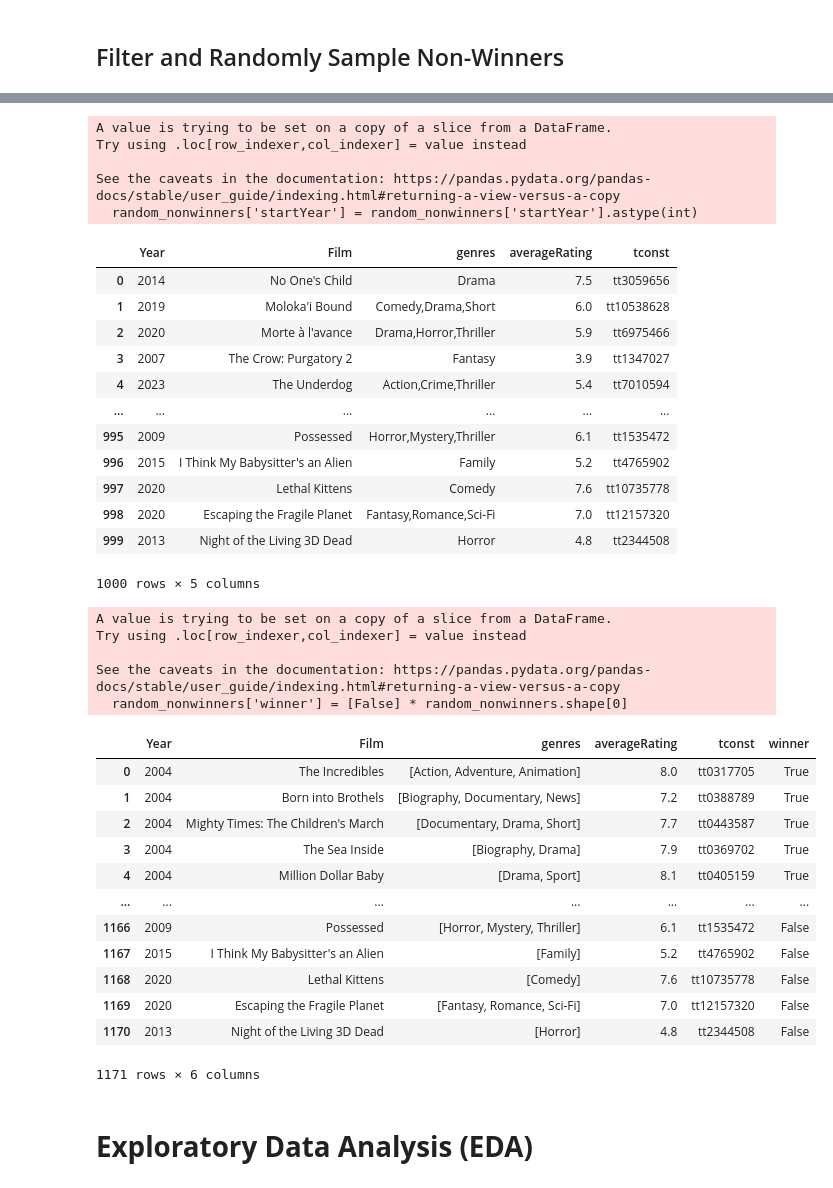
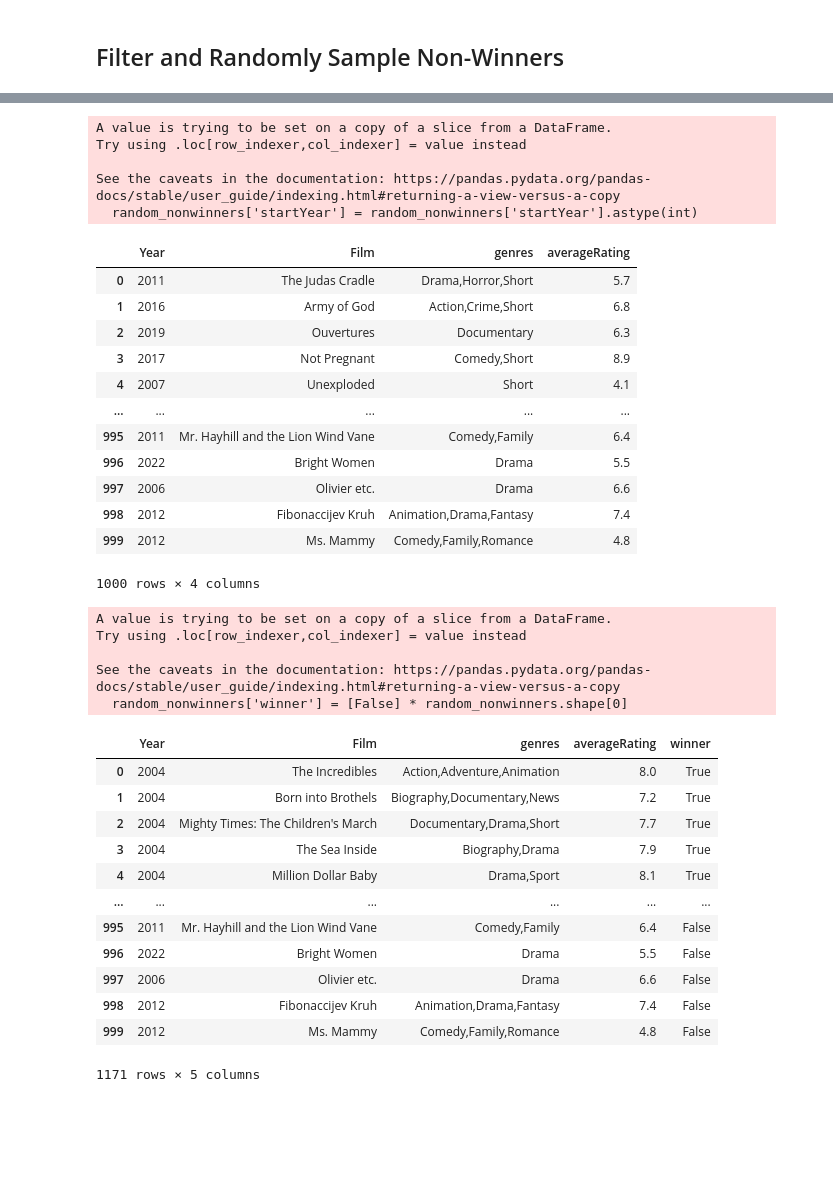
Before and after one commit to EdisonAyranisthebest/Math_189_FinalProject, a Jupyter notebook: Genre_Bias.ipynb, the cells around one changed output, grey strips where cells are left out. Drawn from its saved outputs; the diff is of its cells as text; code cells hidden in the pictures; blank space fills up the shorter version.

Commit message:
Added corrected data loading - Approach A 486 nominations

```diff
--- a/Genre_Bias.ipynb
+++ b/Genre_Bias.ipynb
@@ -284,8 +437,8 @@ random_nonwinners
 1000 rows × 11 columns
 # %%
-random_nonwinners = random_nonwinners[['startYear', 'primaryTitle', 'genres', 'averageRating', 'tconst']]
+random_nonwinners = random_nonwinners[['startYear', 'primaryTitle', 'genres', 'averageRating']]
 random_nonwinners['startYear'] = random_nonwinners['startYear'].astype(int)
-random_nonwinners.columns = ['Year', 'Film', 'genres', 'averageRating', 'tconst']
+random_nonwinners.columns = ['Year', 'Film', 'genres', 'averageRating']
 random_nonwinners
 # %% [output]
 A value is trying to be set on a copy of a slice from a DataFrame.
@@ -293,45 +446,43 @@ Try using .loc[row_indexer,col_indexer] = value instead
 
 See the caveats in the documentation: https://pandas.pydata.org/pandas-docs/stable/user_guide/indexing.html#returning-a-view-versus-a-copy
   random_nonwinners['startYear'] = random_nonwinners['startYear'].astype(int)
-|  | Year | Film | genres | averageRating | tconst |
-| 0 | 2014 | No One's Child | Drama | 7.5 | tt3059656 |
-| 1 | 2019 | Moloka'i Bound | Comedy,Drama,Short | 6.0 | tt10538628 |
-| 2 | 2020 | Morte à l'avance | Drama,Horror,Thriller | 5.9 | tt6975466 |
-| 3 | 2007 | The Crow: Purgatory 2 | Fantasy | 3.9 | tt1347027 |
-| 4 | 2023 | The Underdog | Action,Crime,Thriller | 5.4 | tt7010594 |
-| ... | ... | ... | ... | ... | ... |
-| 995 | 2009 | Possessed | Horror,Mystery,Thriller | 6.1 | tt1535472 |
-| 996 | 2015 | I Think My Babysitter's an Alien | Family | 5.2 | tt4765902 |
-| 997 | 2020 | Lethal Kittens | Comedy | 7.6 | tt10735778 |
-| 998 | 2020 | Escaping the Fragile Planet | Fantasy,Romance,Sci-Fi | 7.0 | tt12157320 |
-| 999 | 2013 | Night of the Living 3D Dead | Horror | 4.8 | tt2344508 |
+|  | Year | Film | genres | averageRating |
+| 0 | 2011 | The Judas Cradle | Drama,Horror,Short | 5.7 |
+| 1 | 2016 | Army of God | Action,Crime,Short | 6.8 |
+| 2 | 2019 | Ouvertures | Documentary | 6.3 |
+| 3 | 2017 | Not Pregnant | Comedy,Short | 8.9 |
+| 4 | 2007 | Unexploded | Short | 4.1 |
+| ... | ... | ... | ... | ... |
+| 995 | 2011 | Mr. Hayhill and the Lion Wind Vane | Comedy,Family | 6.4 |
+| 996 | 2022 | Bright Women | Drama | 5.5 |
+| 997 | 2006 | Olivier etc. | Drama | 6.6 |
+| 998 | 2012 | Fibonaccijev Kruh | Animation,Drama,Fantasy | 7.4 |
+| 999 | 2012 | Ms. Mammy | Comedy,Family,Romance | 4.8 |
-1000 rows × 5 columns
+1000 rows × 4 columns
 # %%
+cleaned_winners = cleaned_winners[['Year', 'Film', 'genres', 'averageRating']]
+
 cleaned_winners['winner'] = [True] * cleaned_winners.shape[0]
 random_nonwinners['winner'] = [False] * random_nonwinners.shape[0]
 
 combined_df = pd.concat([cleaned_winners, random_nonwinners])
-combined_df['genres'] = combined_df['genres'].str.split(',')
-combined_df = combined_df.reset_index(drop=True)
 combined_df
 # %% [output]
 A value is trying to be set on a copy of a slice from a DataFrame.
 Try using .loc[row_indexer,col_indexer] = value instead
 
 See the caveats in the documentation: https://pandas.pydata.org/pandas-docs/stable/user_guide/indexing.html#returning-a-view-versus-a-copy
   random_nonwinners['winner'] = [False] * random_nonwinners.shape[0]
-|  | Year | Film | genres | averageRating | tconst | winner |
-| 0 | 2004 | The Incredibles | [Action, Adventure, Animation] | 8.0 | tt0317705 | True |
-| 1 | 2004 | Born into Brothels | [Biography, Documentary, News] | 7.2 | tt0388789 | True |
-| 2 | 2004 | Mighty Times: The Children's March | [Documentary, Drama, Short] | 7.7 | tt0443587 | True |
-| 3 | 2004 | The Sea Inside | [Biography, Drama] | 7.9 | tt0369702 | True |
-| 4 | 2004 | Million Dollar Baby | [Drama, Sport] | 8.1 | tt0405159 | True |
-| ... | ... | ... | ... | ... | ... | ... |
-| 1166 | 2009 | Possessed | [Horror, Mystery, Thriller] | 6.1 | tt1535472 | False |
-| 1167 | 2015 | I Think My Babysitter's an Alien | [Family] | 5.2 | tt4765902 | False |
-| 1168 | 2020 | Lethal Kittens | [Comedy] | 7.6 | tt10735778 | False |
-| 1169 | 2020 | Escaping the Fragile Planet | [Fantasy, Romance, Sci-Fi] | 7.0 | tt12157320 | False |
-| 1170 | 2013 | Night of the Living 3D Dead | [Horror] | 4.8 | tt2344508 | False |
+|  | Year | Film | genres | averageRating | winner |
+| 0 | 2004 | The Incredibles | Action,Adventure,Animation | 8.0 | True |
+| 1 | 2004 | Born into Brothels | Biography,Documentary,News | 7.2 | True |
+| 2 | 2004 | Mighty Times: The Children's March | Documentary,Drama,Short | 7.7 | True |
+| 3 | 2004 | The Sea Inside | Biography,Drama | 7.9 | True |
+| 4 | 2004 | Million Dollar Baby | Drama,Sport | 8.1 | True |
+| ... | ... | ... | ... | ... | ... |
+| 995 | 2011 | Mr. Hayhill and the Lion Wind Vane | Comedy,Family | 6.4 | False |
+| 996 | 2022 | Bright Women | Drama | 5.5 | False |
+| 997 | 2006 | Olivier etc. | Drama | 6.6 | False |
+| 998 | 2012 | Fibonaccijev Kruh | Animation,Drama,Fantasy | 7.4 | False |
+| 999 | 2012 | Ms. Mammy | Comedy,Family,Romance | 4.8 | False |
-1171 rows × 6 columns
+1171 rows × 5 columns
-# %% [markdown]
-# **Exploratory Data Analysis (EDA)**
```
Also changed, not shown: parts of 33 cells of this notebook.
